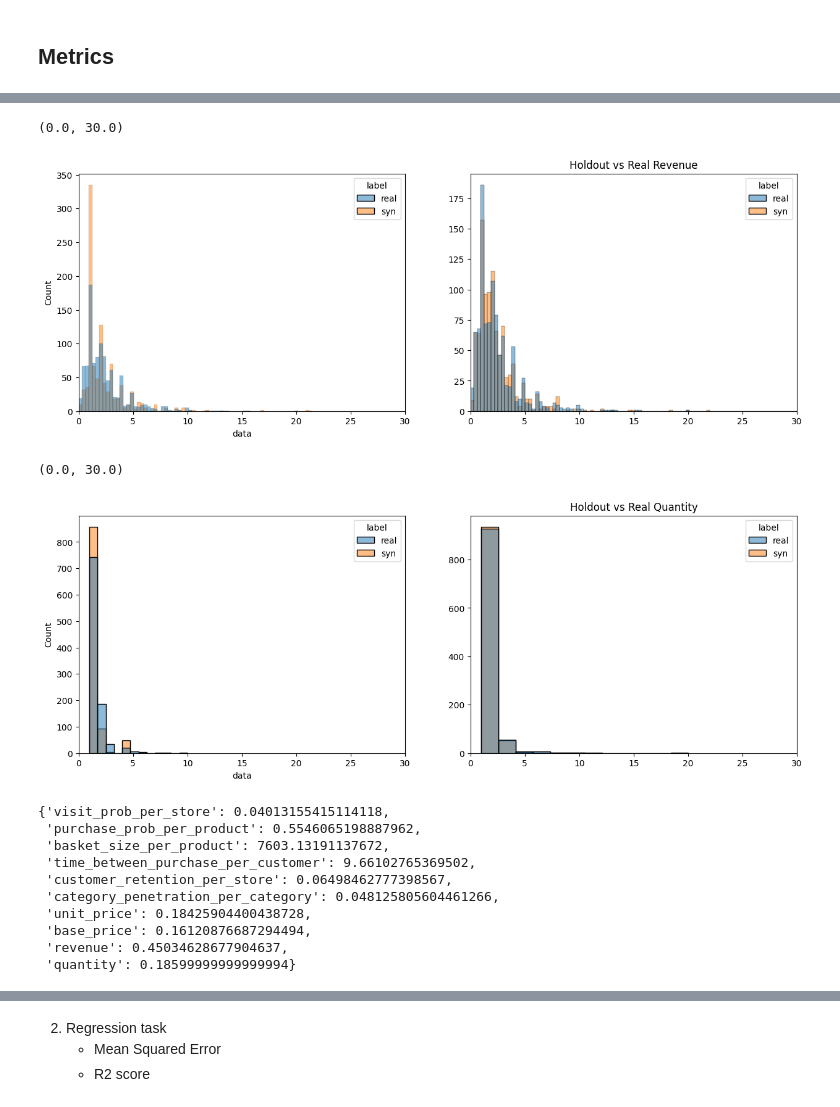
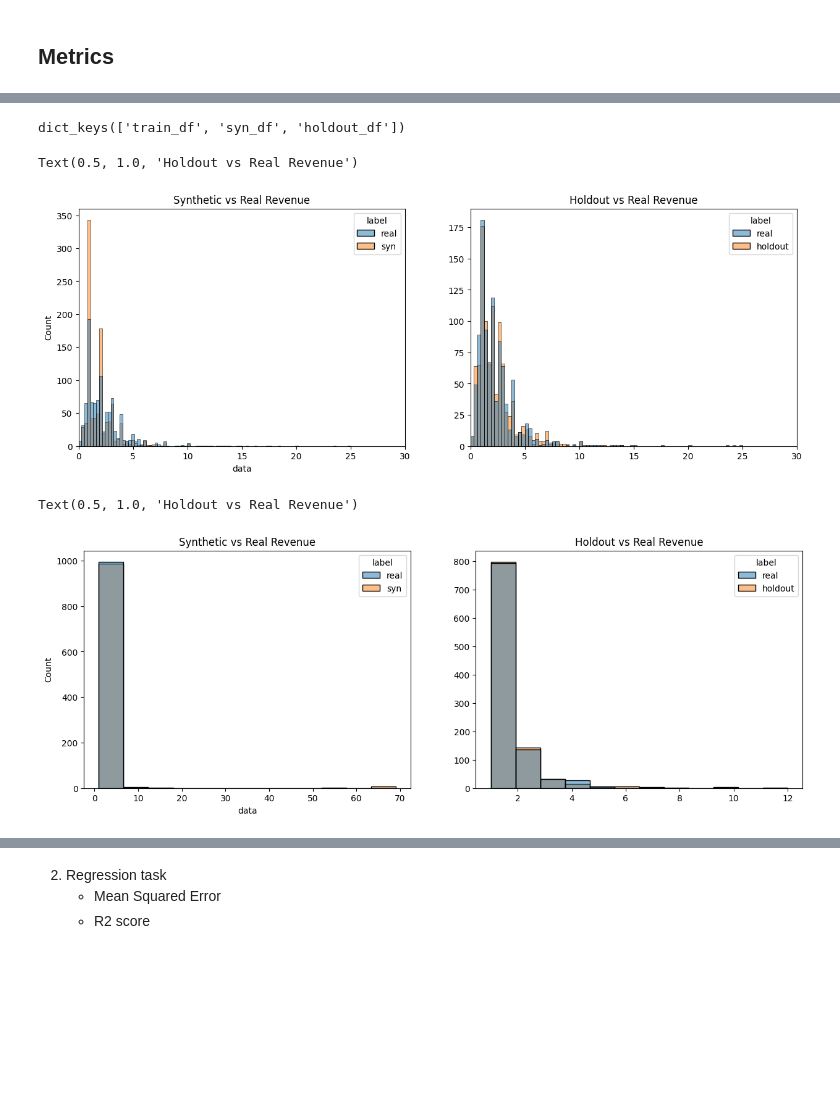
Before and after one commit to YuXia-SR/syncomp, a Jupyter notebook: notebooks/report.ipynb, the cells around one changed output, grey strips where cells are left out. Saved outputs shown, nothing was run; the diff lists cells and outputs as text; code cells hidden in the pictures; blank space fills up the shorter version.

```diff
--- a/notebooks/report.ipynb
+++ b/notebooks/report.ipynb
@@ -96,5 +84,0 @@ syn_df[categorical_columns] = syn_df[categorical_columns].astype(str)
-# %%
-sample_size = 1000
-train_fidelity_info = gather_fidelity_info_from_df(train_df, sample_size=sample_size, exclude_columns=['household_id', 'basket_id'])
-syn_fidelity_info = gather_fidelity_info_from_df(syn_df, sample_size=sample_size, exclude_columns=['household_id', 'basket_id'])
-holdout_fidelity_info = gather_fidelity_info_from_df(holdout_df, sample_size=sample_size, exclude_columns=['household_id', 'basket_id'])
@@ -119,18 +125,30 @@ For example, when doing 'df[col].method(value, inplace=True)', try using 'df.met
+# %%
+with open('../results/AutoDiff/0/fidelity_info.pkl', 'rb') as f:
+    fidelity_info_0 = pickle.load(f)
+(
+    train_fidelity_info, syn_fidelity_info, holdout_fidelity_info
+) = fidelity_info_0["train_df"], fidelity_info_0["syn_df"], fidelity_info_0["holdout_df"]
+# %% [output]
+dict_keys(['train_df', 'syn_df', 'holdout_df'])
 # %%
 fig, (ax1, ax2) = plt.subplots(1, 2, figsize=(15, 5))
-plot_hist(train_fidelity_info[0]["revenue"], syn_fidelity_info[0]["revenue"], ax=ax1, title="Synthetic vs Real Revenue")
+plot_hist(train_fidelity_info["numerical"]["revenue"], syn_fidelity_info["numerical"]["revenue"], ax=ax1)
 ax1.set_xlim(0, 30)
-plot_hist(train_fidelity_info[0]["revenue"], holdout_fidelity_info[0]["revenue"], ax=ax2, title="Holdout vs Real Revenue")
+ax1.set_title("Synthetic vs Real Revenue")
+plot_hist(train_fidelity_info["numerical"]["revenue"], holdout_fidelity_info["numerical"]["revenue"], syn_name='holdout', ax=ax2,)
 ax2.set_xlim(0, 30)
+ax2.set_title("Holdout vs Real Revenue")
 # %% [output]
-(0.0, 30.0)
+Text(0.5, 1.0, 'Holdout vs Real Revenue')
-[figure, old version]
+[figure, new version]
 # %%
 fig, (ax1, ax2) = plt.subplots(1, 2, figsize=(15, 5))
-plot_hist(train_fidelity_info[0]["quantity"], syn_fidelity_info[0]["quantity"], ax=ax1, title="Synthetic vs Real Quantity")
-ax1.set_xlim(0, 30)
-plot_hist(train_fidelity_info[0]["quantity"], holdout_fidelity_info[0]["quantity"], ax=ax2, title="Holdout vs Real Quantity")
-ax2.set_xlim(0, 30)
+plot_hist(train_fidelity_info["numerical"]["quantity"], syn_fidelity_info["numerical"]["quantity"], ax=ax1)
+# ax1.set_xlim(0, 30)
+ax1.set_title("Synthetic vs Real Revenue")
+plot_hist(train_fidelity_info["numerical"]["quantity"], holdout_fidelity_info["numerical"]["quantity"], ax=ax2, syn_name="holdout")
+# ax2.set_xlim(0, 30)
+ax2.set_title("Holdout vs Real Revenue")
 # %% [output]
-(0.0, 30.0)
+Text(0.5, 1.0, 'Holdout vs Real Revenue')
-[figure, old version]
+[figure, new version]
@@ -140,14 +154,0 @@ fidelity_metrics_holdout = compare_fidelity_info(train_fidelity_info, holdout_fi
-# %%
-# show the wasserstein distance between numerical features from the real and synthetic data
-fidelity_metrics[0]
-# %% [output]
-{'visit_prob_per_store': 0.04013155415114118,
- 'purchase_prob_per_product': 0.5546065198887962,
- 'basket_size_per_product': 7603.13191137672,
- 'time_between_purchase_per_customer': 9.66102765369502,
- 'customer_retention_per_store': 0.06498462777398567,
- 'category_penetration_per_category': 0.048125805604461266,
- 'unit_price': 0.18425904400438728,
- 'base_price': 0.16120876687294494,
- 'revenue': 0.45034628677904637,
- 'quantity': 0.18599999999999994}
```
Also changed, not shown: parts of 49 cells of this notebook, 8 other files.
